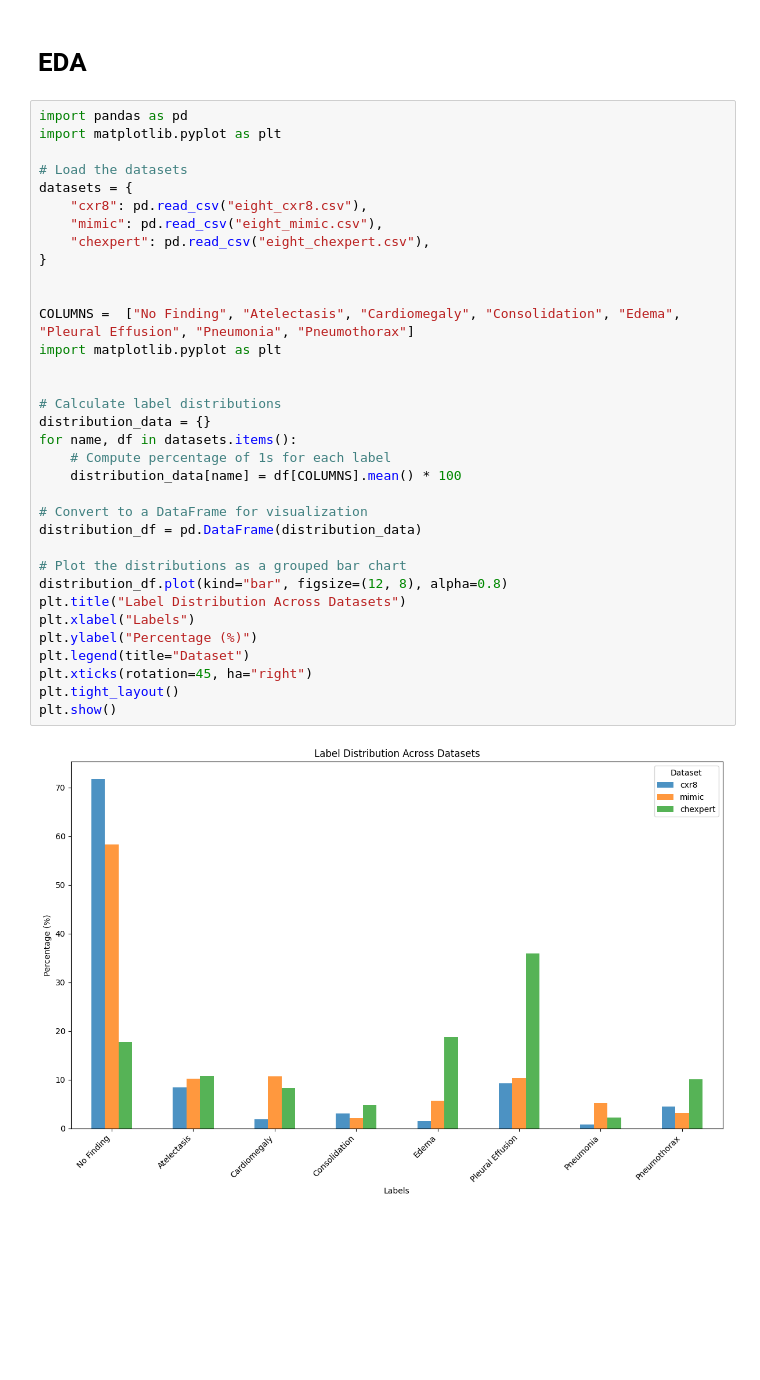
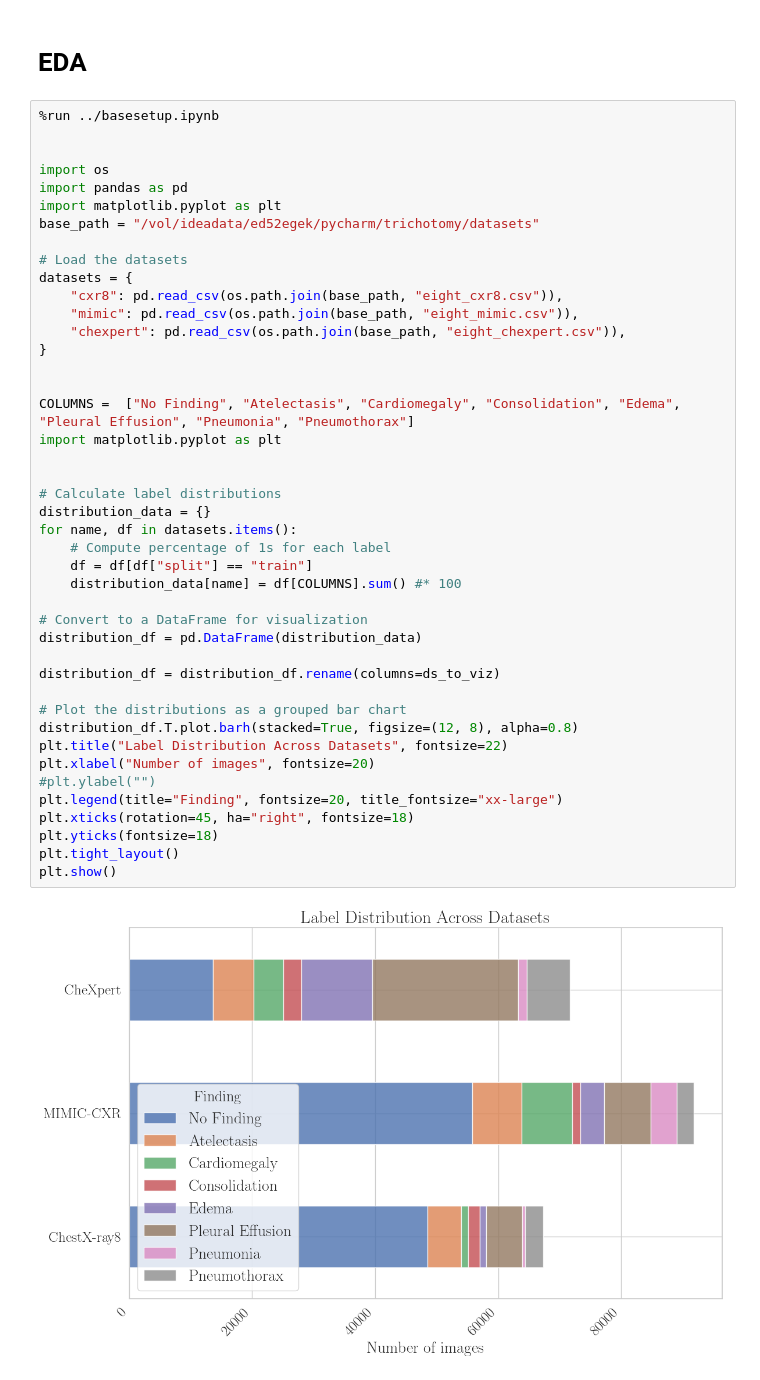
Before and after one commit to MischaD/Trichotomy, a Jupyter notebook: notebooks/00_datasets/preprocessing.ipynb, the cells around one changed output. Saved outputs shown, nothing was run; the diff lists cells and outputs as text; blank space fills up the shorter version.

```diff
--- a/notebooks/00_datasets/preprocessing.ipynb
+++ b/notebooks/00_datasets/preprocessing.ipynb
@@ -221,38 +221,47 @@ test split size: 8735
 # %% [markdown]
 # EDA
 # %%
+%run ../basesetup.ipynb
+
+
+import os
 import pandas as pd
 import matplotlib.pyplot as plt
+base_path = "/vol/ideadata/ed52egek/pycharm/trichotomy/datasets"
 
 # Load the datasets
 datasets = {
-    "cxr8": pd.read_csv("eight_cxr8.csv"),
-    "mimic": pd.read_csv("eight_mimic.csv"),
-    "chexpert": pd.read_csv("eight_chexpert.csv"),
+    "cxr8": pd.read_csv(os.path.join(base_path, "eight_cxr8.csv")),
+    "mimic": pd.read_csv(os.path.join(base_path, "eight_mimic.csv")),
+    "chexpert": pd.read_csv(os.path.join(base_path, "eight_chexpert.csv")),
 }
 
 
 COLUMNS =  ["No Finding", "Atelectasis", "Cardiomegaly", "Consolidation", "Edema", "Pleural Effusion", "Pneumonia", "Pneumothorax"]
 import matplotlib.pyplot as plt
 
 
 # Calculate label distributions
 distribution_data = {}
 for name, df in datasets.items():
     # Compute percentage of 1s for each label
-    distribution_data[name] = df[COLUMNS].mean() * 100
+    df = df[df["split"] == "train"]
+    distribution_data[name] = df[COLUMNS].sum() #* 100
 
 # Convert to a DataFrame for visualization
 distribution_df = pd.DataFrame(distribution_data)
 
+distribution_df = distribution_df.rename(columns=ds_to_viz)
+
 # Plot the distributions as a grouped bar chart
-distribution_df.plot(kind="bar", figsize=(12, 8), alpha=0.8)
-plt.title("Label Distribution Across Datasets")
-plt.xlabel("Labels")
-plt.ylabel("Percentage (%)")
-plt.legend(title="Dataset")
-plt.xticks(rotation=45, ha="right")
+distribution_df.T.plot.barh(stacked=True, figsize=(12, 8), alpha=0.8)
+plt.title("Label Distribution Across Datasets", fontsize=22)
+plt.xlabel("Number of images", fontsize=20)
+#plt.ylabel("")
+plt.legend(title="Finding", fontsize=20, title_fontsize="xx-large")
+plt.xticks(rotation=45, ha="right", fontsize=18)
+plt.yticks(fontsize=18)
 plt.tight_layout()
 plt.show()
 # %% [output]
-[figure, old version]
+[figure, new version]
```
Also changed, not shown: parts of 1 cell of this notebook, 1 other file.
